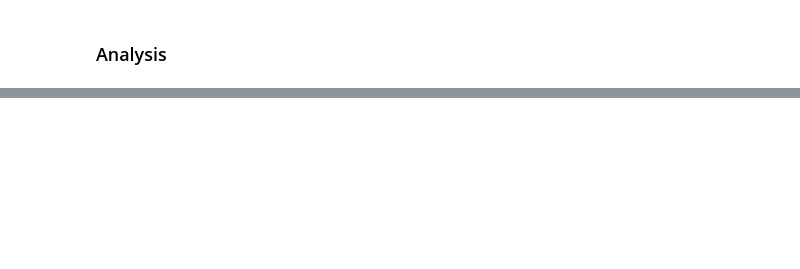
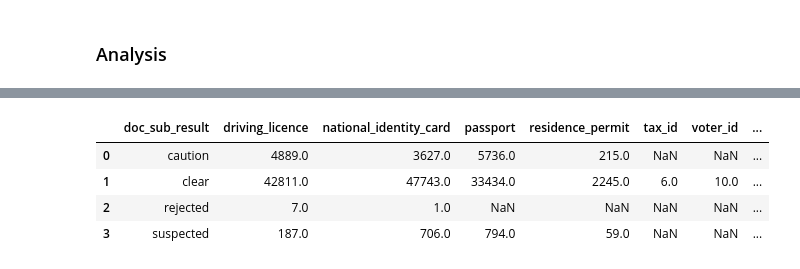
Before and after one commit to LaszloCodes/kyc_analysis, a Jupyter notebook: kyc_analysis.ipynb, the cells around one changed output, grey strips where cells are left out. Saved outputs shown, nothing was run; the diff lists cells and outputs as text; code cells hidden in the pictures; blank space fills up the shorter version.

```diff
--- a/kyc_analysis.ipynb
+++ b/kyc_analysis.ipynb
@@ -276,3 +262,0 @@ Name: properties, Length: 176404, dtype: object
-# %%
-# Handling strings that look like dicts
-facial_report['properties_v2'] = facial_report['properties'].apply(ast.literal_eval)
@@ -815,0 +1141,12 @@ print(matches)
+# %%
+# Remove document_type metadata
+new_df.columns.name = None
+
+# Display results by
+new_df
+# %% [output]
+|  | doc_sub_result | driving_licence | national_identity_card | passport | residence_permit | tax_id | voter_id | ... |
+| 0 | caution | 4889.0 | 3627.0 | 5736.0 | 215.0 | NaN | NaN | ... |
+| 1 | clear | 42811.0 | 47743.0 | 33434.0 | 2245.0 | 6.0 | 10.0 | ... |
+| 2 | rejected | 7.0 | 1.0 | NaN | NaN | NaN | NaN | ... |
+| 3 | suspected | 187.0 | 706.0 | 794.0 | 59.0 | NaN | NaN | ... |
```
Also changed, not shown: parts of 113 cells of this notebook.
